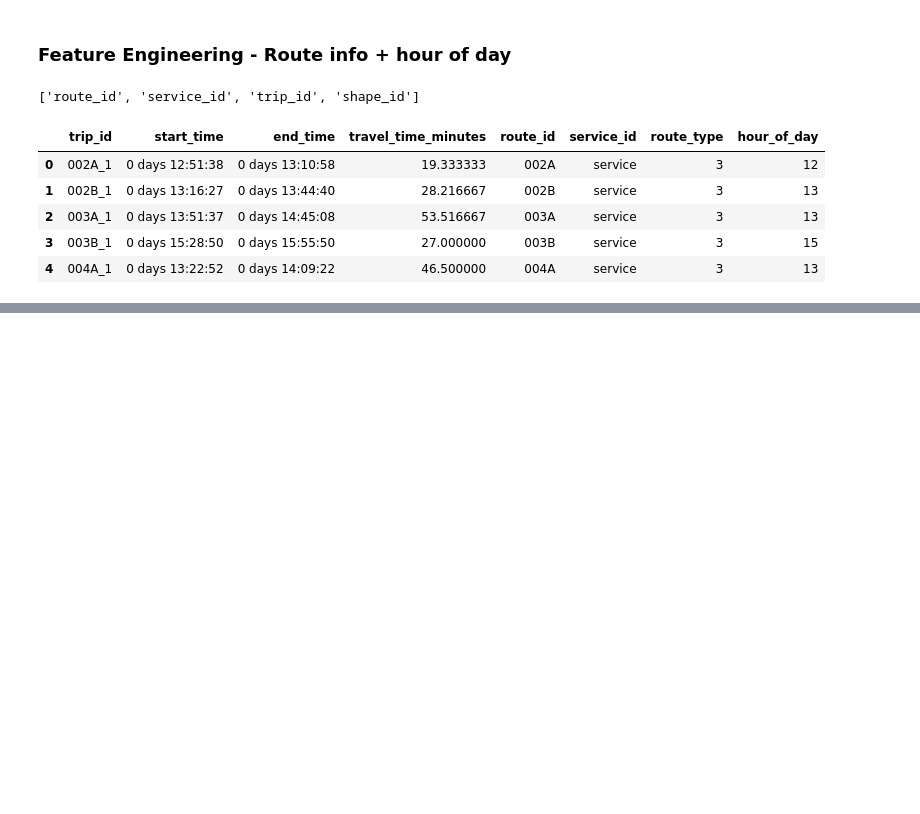
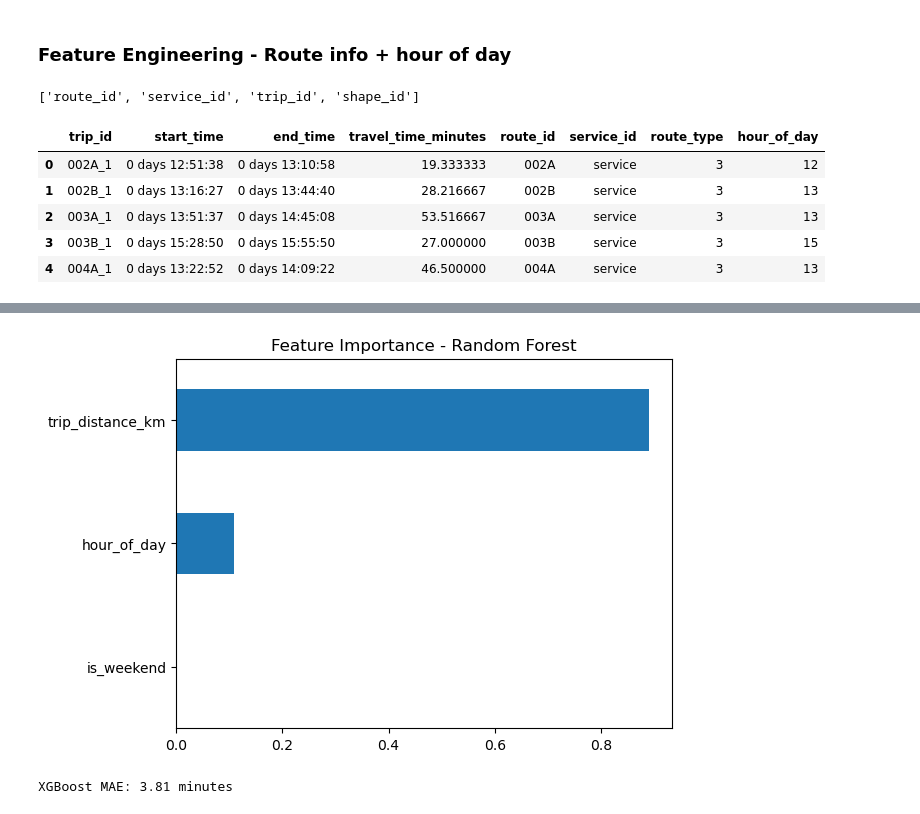
Before and after one commit to adobea-dev/umpire, a Jupyter notebook: Travel time prediction.ipynb, the cells around one changed output, grey strips where cells are left out. Drawn from its saved outputs; the diff is of its cells as text; code cells hidden in the pictures; blank space fills up the shorter version.

```diff
--- a/Travel time prediction.ipynb
+++ b/Travel time prediction.ipynb
@@ -90,0 +255,22 @@ dtype: int64
+# %%
+#checking feature importance
+feature_importance = pd.Series(rf_model.feature_importances_, index=X.columns)
+feature_importance.sort_values().plot(kind='barh')
+plt.title('Feature Importance - Random Forest')
+plt.show()
+# %% [output]
+[figure, added]
+# %%
+#trying XGBoost
+# Train the model
+xgb_model = XGBRegressor(random_state=42)
+xgb_model.fit(X_train, y_train)
+
+# Predict
+xgb_preds = xgb_model.predict(X_test)
+
+# Evaluate
+xgb_mae = mean_absolute_error(y_test, xgb_preds)
+print(f"XGBoost MAE: {xgb_mae:.2f} minutes")
+# %% [output]
+XGBoost MAE: 3.81 minutes
```
Also changed, not shown: parts of 19 cells of this notebook.
